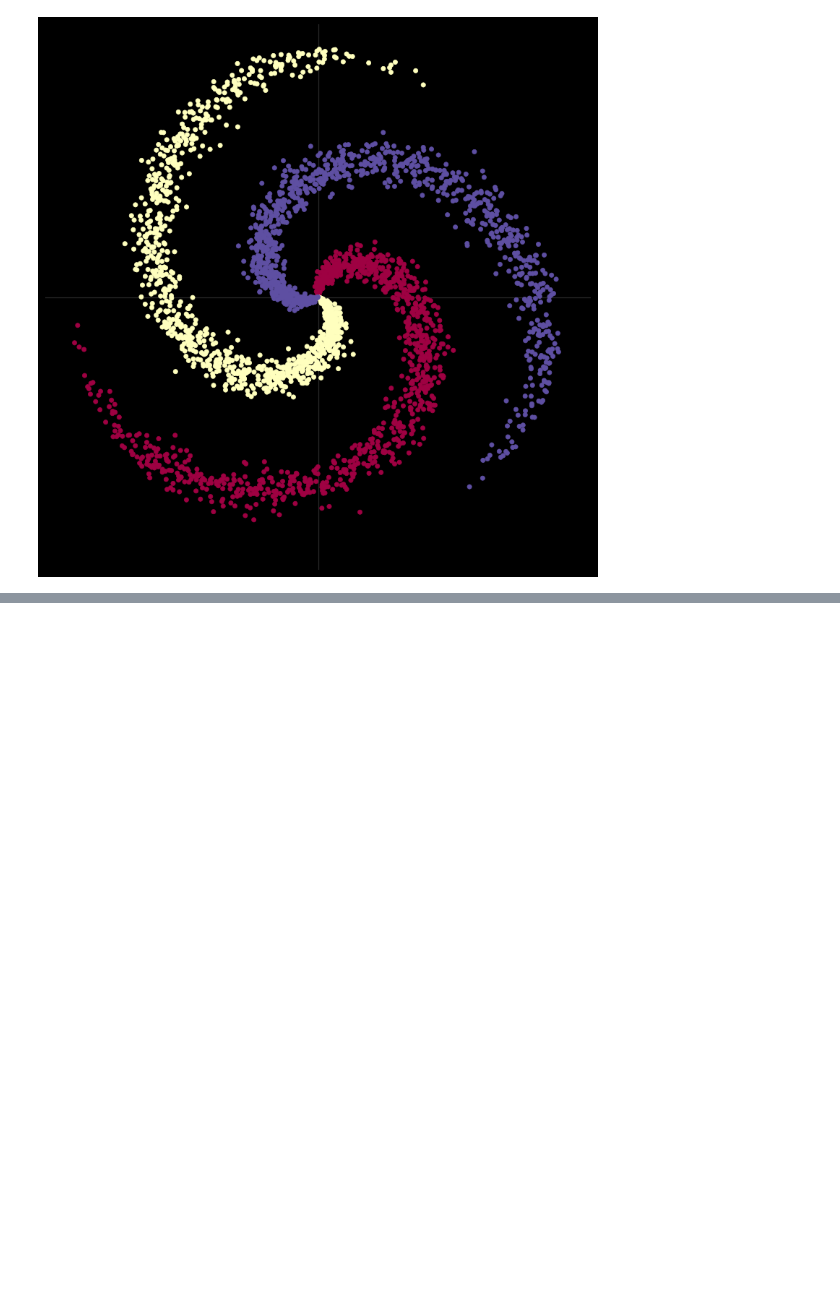
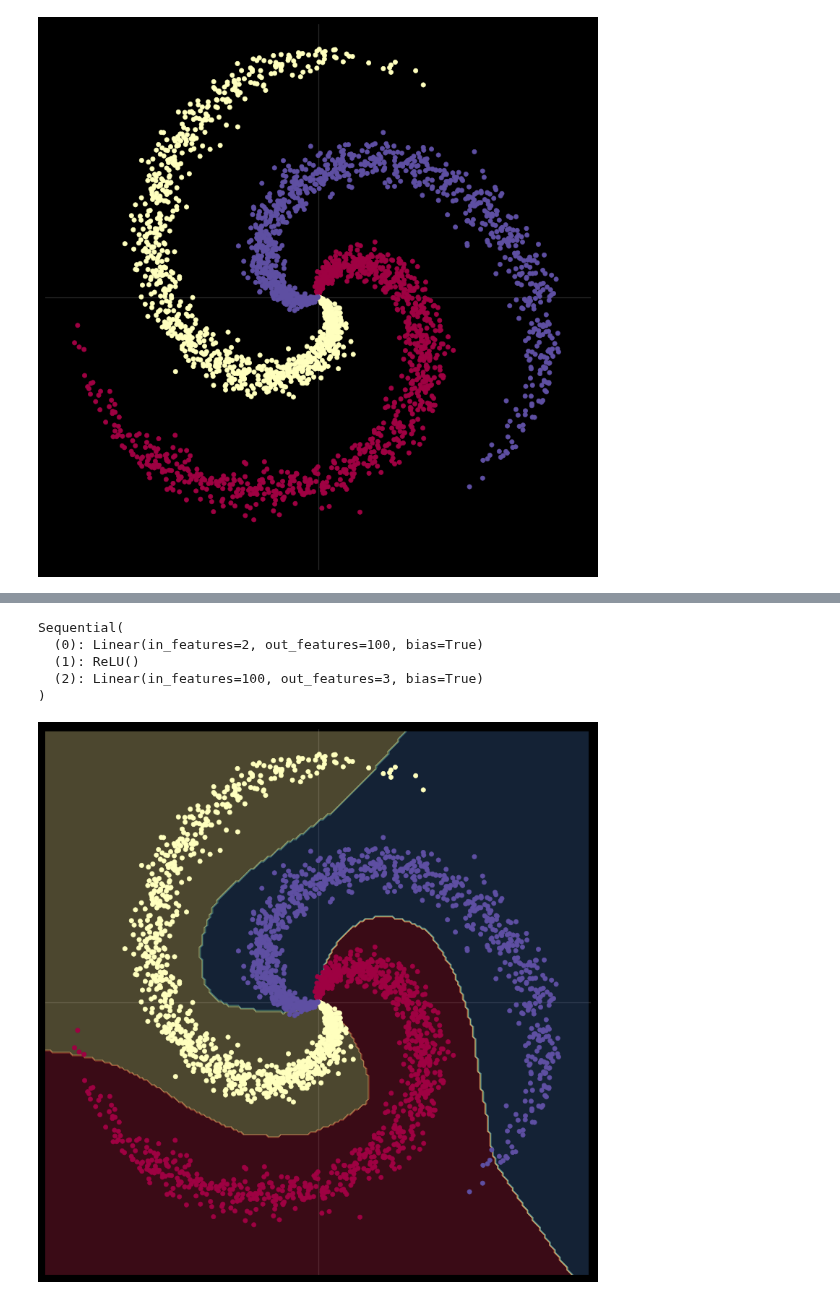
Before and after one commit to rahiakela/deep-learning-research-and-practice, a Jupyter notebook: nyu-deep-learning-2020/03_spiral_classification.ipynb, the cells around one changed output, grey strips where cells are left out. Drawn from its saved outputs; the diff is of its cells as text; code cells hidden in the pictures; blank space fills up the shorter version.

```diff
--- a/nyu-deep-learning-2020/03_spiral_classification.ipynb
+++ b/nyu-deep-learning-2020/03_spiral_classification.ipynb
@@ -228,0 +154,34 @@ for i in range(5):
+# %%
+# create linear model with activation, each Linear module has a weight and bias
+model = nn.Sequential(
+  nn.Linear(D, H),
+  nn.ReLU(),
+  nn.Linear(H, C),
+)
+model.to(device)
+
+# use cross entropy loss for our classification task
+criterion = torch.nn.CrossEntropyLoss()
+# ADAM for our parameter updates
+optimizer = torch.optim.Adam(model.parameters(), lr=learning_rate, weight_decay=lambda_l2)
+
+# Training
+for epoch in range(1000):
+  # Feed forward to get the logits
+  y_pred = model(X)
+
+  # Compute the loss and accuracy
+  loss = criterion(y_pred, y)
+  score, predicted = torch.max(y_pred, 1)
+  acc = (y == predicted).sum().float() / len(y)
+  print(f"[EPOCH]: {epoch}, [LOSS]: {loss.item():.6f}, [ACCURACY]: {acc:.3f}")
+  display.clear_output(wait=True)
+
+  # zero the gradients before running the backward pass
+  optimizer.zero_grad()
+
+  # Backward pass to compute the gradient of loss w.r.t learnable params
+  loss.backward()
+
+  # Update params
+  optimizer.step()
@@ -228,0 +190,11 @@ for i in range(5):
+# %%
+# Plot trained model
+print(model)
+plot_model(X, y, model)
+# %% [output]
+Sequential(
+  (0): Linear(in_features=2, out_features=100, bias=True)
+  (1): ReLU()
+  (2): Linear(in_features=100, out_features=3, bias=True)
+)
+[figure, added]
```
Also changed, not shown: parts of 23 cells of this notebook.
